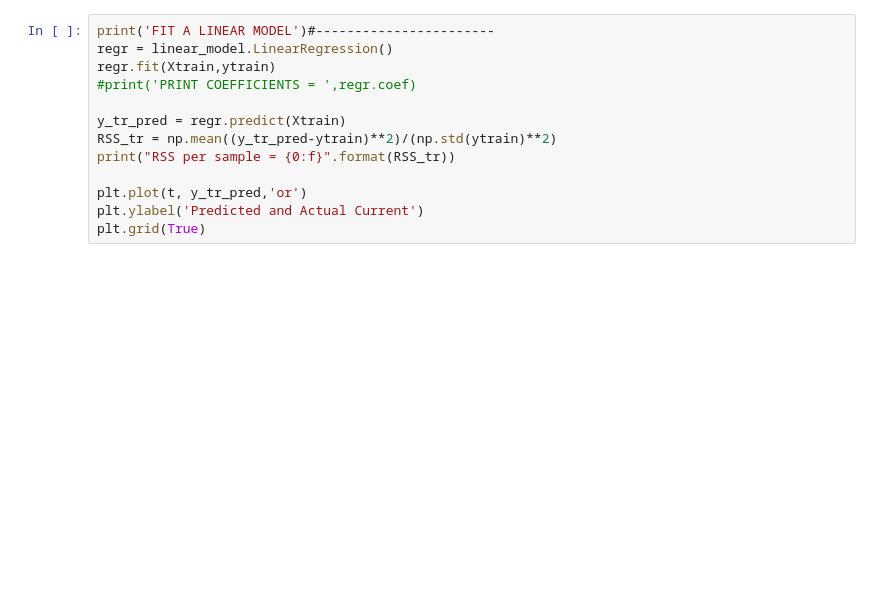
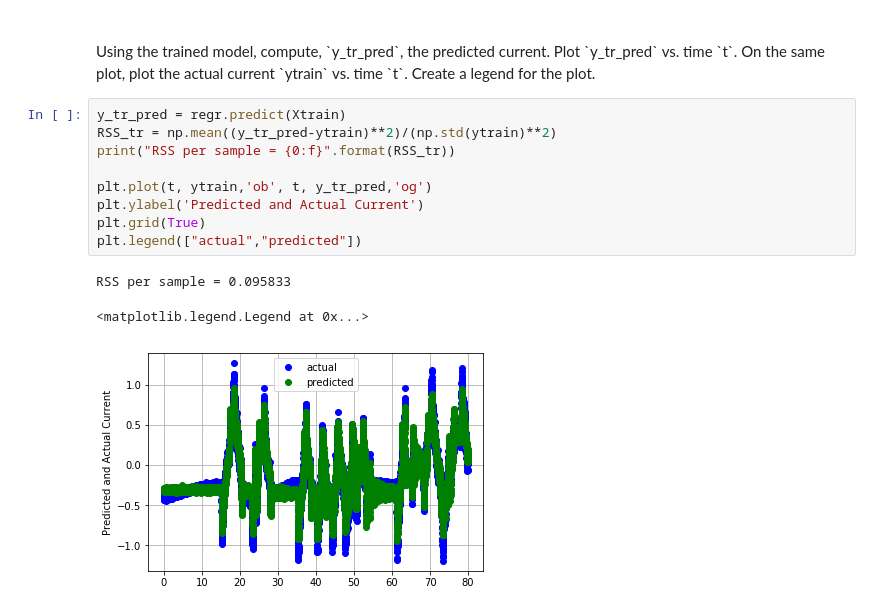
Before and after one commit to laygond/RegressionAnalysis-ListOfExamples, a Jupyter notebook: Simple_And_Multiple_Linear_Regression/Example2__Multiple_Linear_Regression.ipynb, the cells around one changed output. Cells and saved outputs as stored; diff of their text form; blank space fills up the shorter version.

```diff
--- a/Simple_And_Multiple_Linear_Regression/Example2__Multiple_Linear_Regression.ipynb
+++ b/Simple_And_Multiple_Linear_Regression/Example2__Multiple_Linear_Regression.ipynb
@@ -35,13 +91,16 @@ Xtrain = np.array(df[['q2','dq2','eps21', 'eps22', 'eps31', 'eps32','ddq2']])
+# %% [markdown]
+<br>
+Using the trained model, compute, `y_tr_pred`, the predicted current.  Plot `y_tr_pred` vs. time `t`.  On the same plot, plot the actual current `ytrain` vs. time `t`.  Create a legend for the plot.
 # %%
-print('FIT A LINEAR MODEL')#-----------------------
-regr = linear_model.LinearRegression()
-regr.fit(Xtrain,ytrain)
-#print('PRINT COEFFICIENTS = ',regr.coef)
-
 y_tr_pred = regr.predict(Xtrain)
 RSS_tr = np.mean((y_tr_pred-ytrain)**2)/(np.std(ytrain)**2)
 print("RSS per sample = {0:f}".format(RSS_tr))
 
-plt.plot(t, y_tr_pred,'or')
+plt.plot(t, ytrain,'ob', t, y_tr_pred,'og')
 plt.ylabel('Predicted and Actual Current')
 plt.grid(True)
+plt.legend(["actual","predicted"])
+# %% [output]
+RSS per sample = 0.095833
+<matplotlib.legend.Legend at 0x...>
+[figure, added]
```
Also changed, not shown: parts of 13 cells of this notebook, 2 other files.
